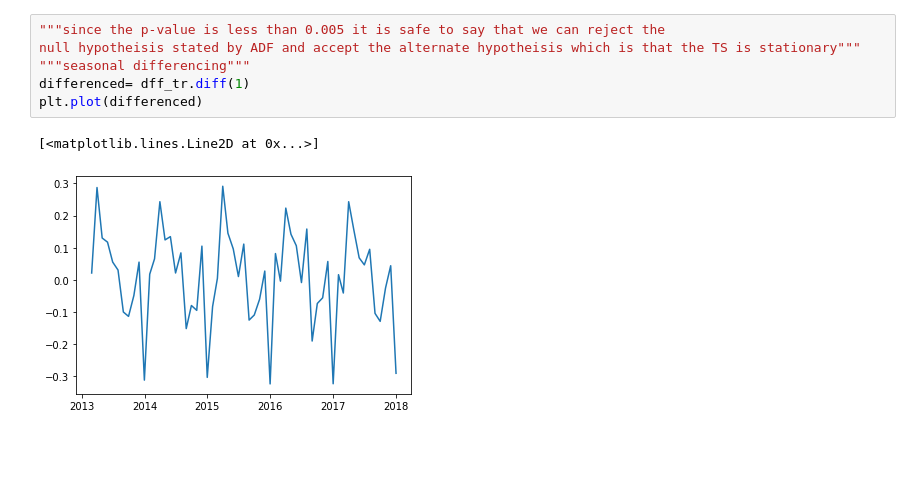
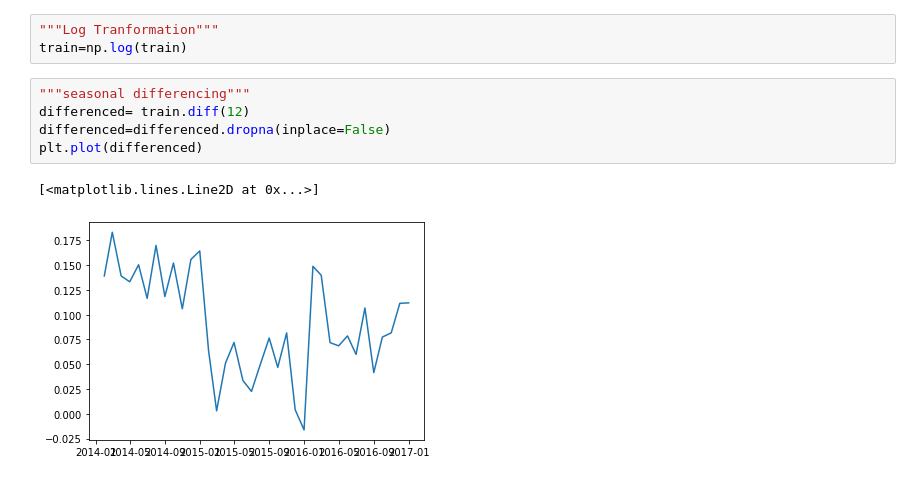
Before and after one commit to arsalhuda24/Seasonal-ARIMA-Forecasting-, a Jupyter notebook: SARIMA.ipynb, the cells around one changed output. Saved outputs shown, nothing was run; the diff lists cells and outputs as text; blank space fills up the shorter version.

```diff
--- a/SARIMA.ipynb
+++ b/SARIMA.ipynb
@@ -72,12 +86,14 @@ dff_tr= np.log(dff)
-# %%
-"""since the p-value is less than 0.005 it is safe to say that we can reject the
-null hypotheisis stated by ADF and accept the alternate hypotheisis which is that the TS is stationary"""
-"""seasonal differencing"""
-differenced= dff_tr.diff(1)
-plt.plot(differenced)
-# %% [output]
-[<matplotlib.lines.Line2D at 0x...>]
-[figure, removed]
+# %%
+"""Log Tranformation"""
+train=np.log(train)
+# %%
+"""seasonal differencing"""
+differenced= train.diff(12)
+differenced=differenced.dropna(inplace=False)
+plt.plot(differenced)
+# %% [output]
+[<matplotlib.lines.Line2D at 0x...>]
+[figure, added]
 # %%
 """https://www.datasciencecentral.com/profiles/blogs/tutorial-forecasting-with-seasonal-arima"""
 
```
Also changed, not shown: parts of 22 cells of this notebook.
